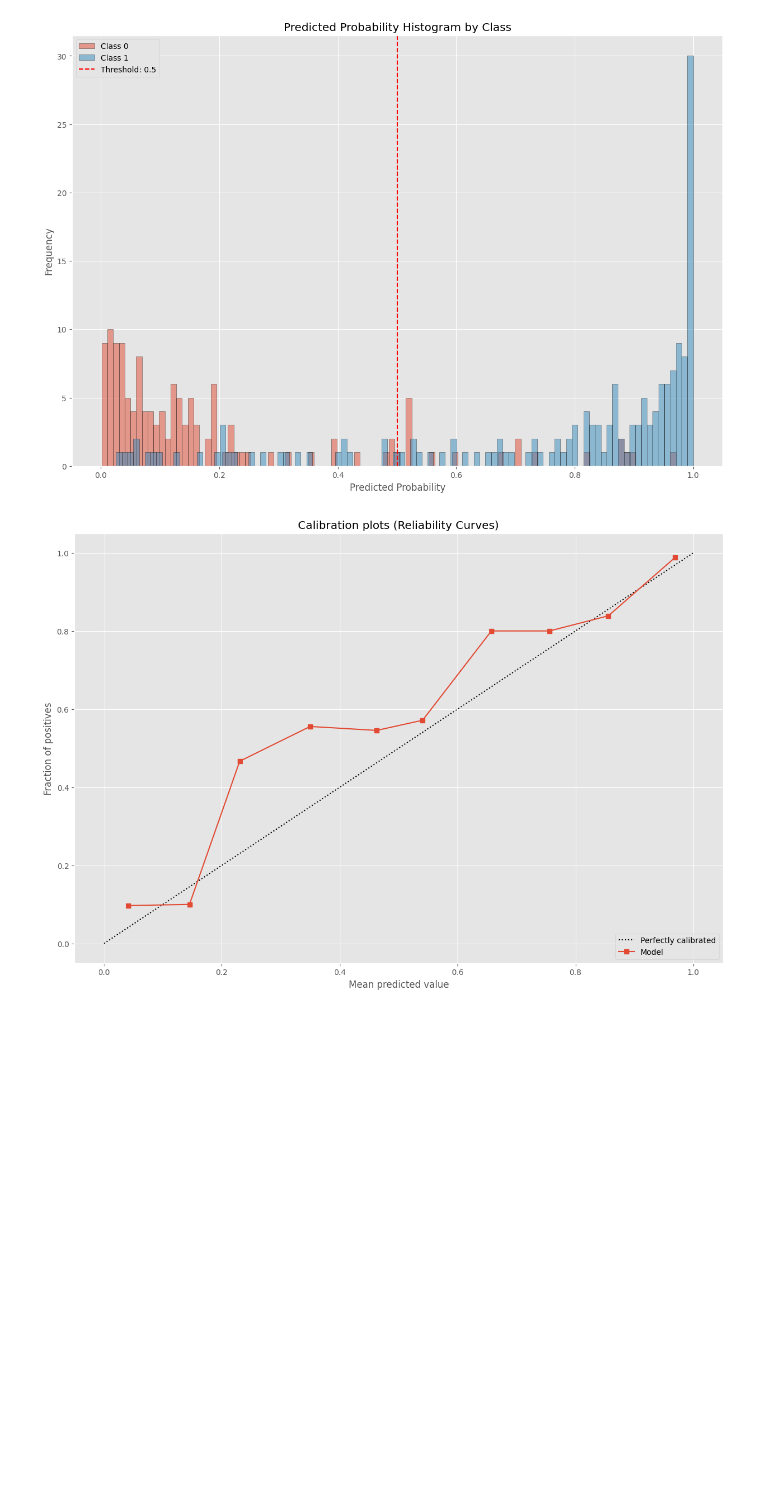
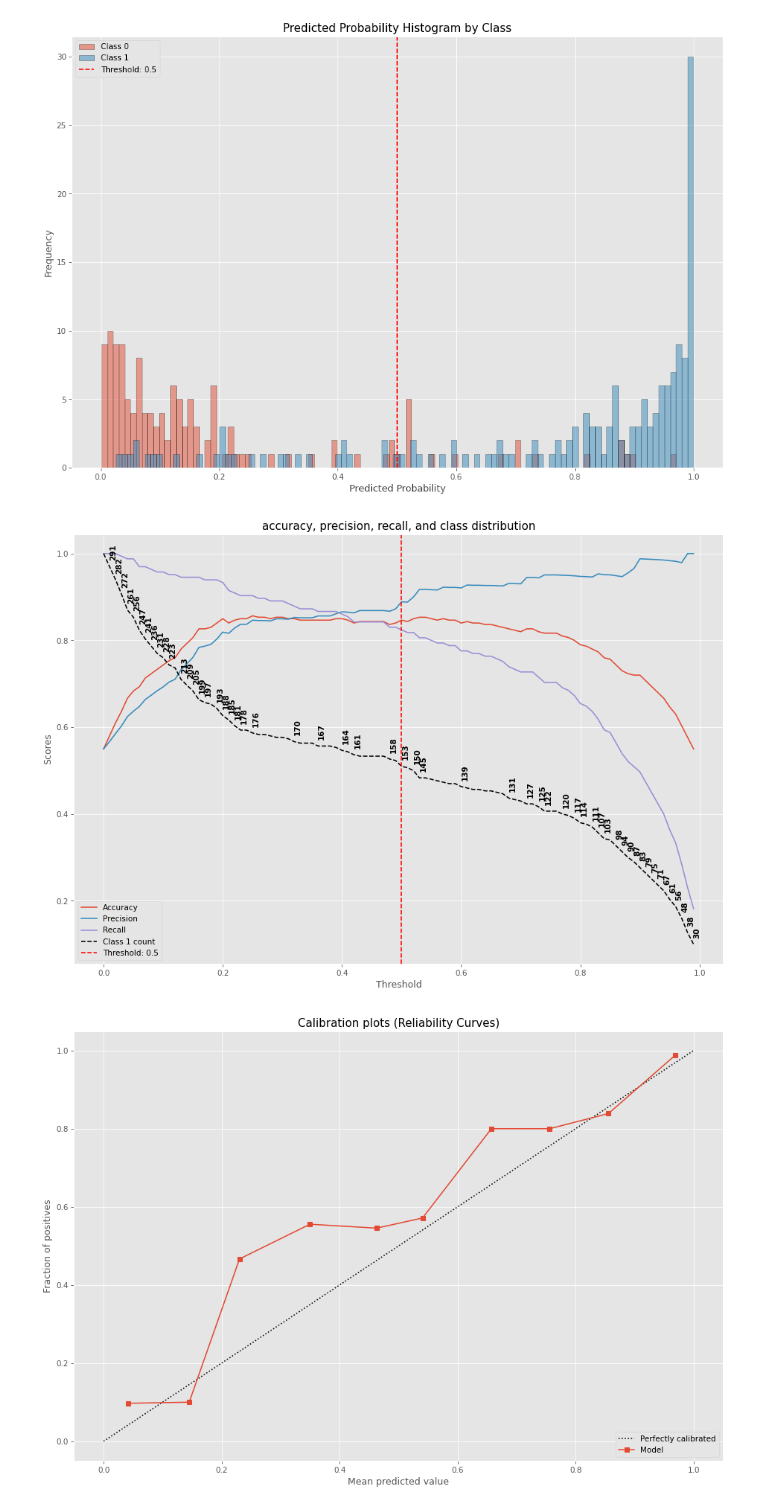
Before and after one commit to Alex-Lekov/metricsreport, a Jupyter notebook: exemples/classification.ipynb, the cells around one changed output. Cells and saved outputs as stored; diff of their text form; code cells hidden in the pictures; blank space fills up the shorter version.

```diff
--- a/exemples/classification.ipynb
+++ b/exemples/classification.ipynb
@@ -54,6 +54,10 @@ N support           135.0000
 mr.plot_class_hist().show()
 # %% [output]
 [figure]
+# %%
+mr.plot_all_count_metrics().show()
+# %% [output]
+[figure, added]
 # %%
 mr.plot_calibration_curve().show()
 # %% [output]
```
Also changed, not shown: parts of 6 cells of this notebook, 2 other files.
